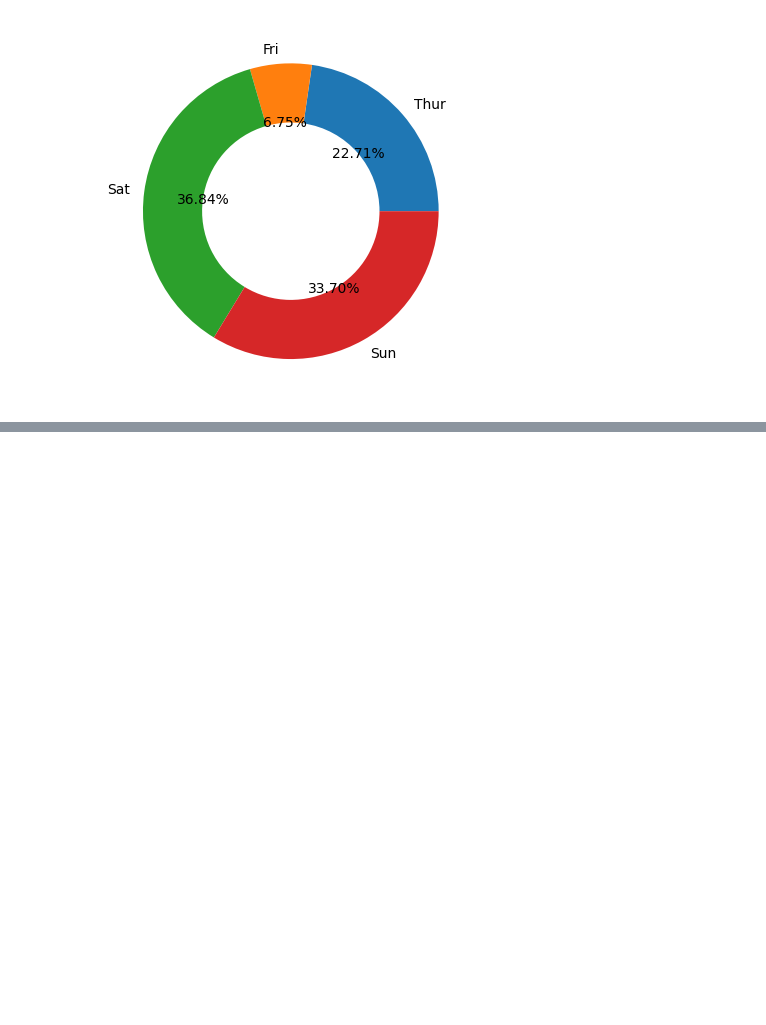
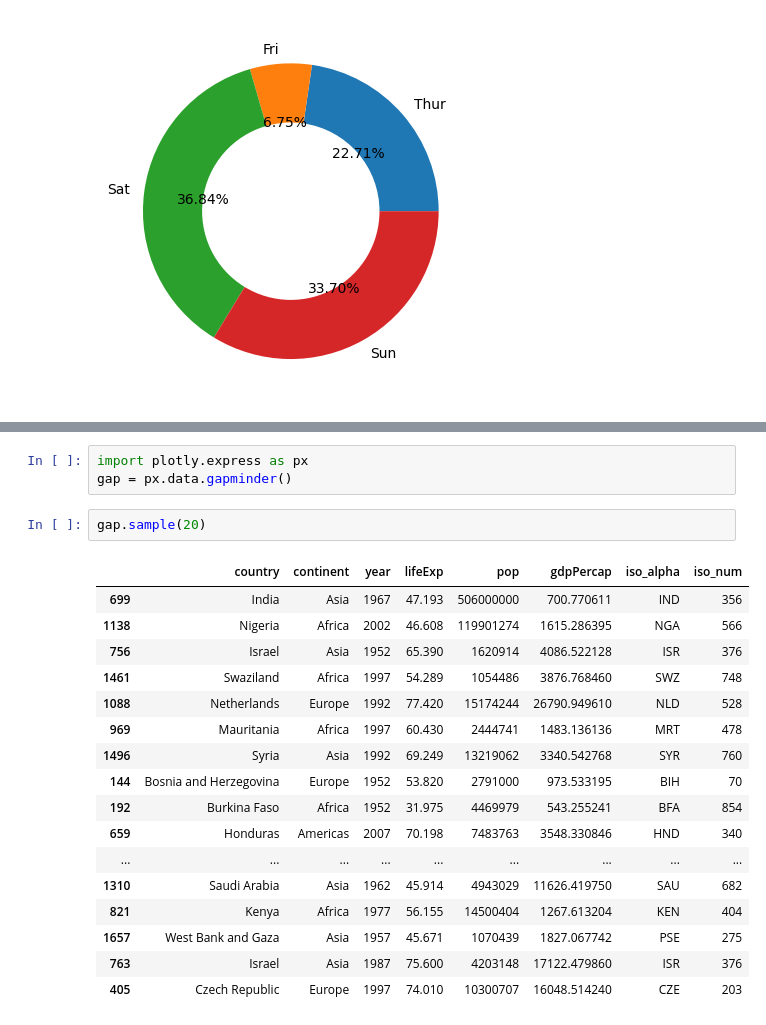
Before and after one commit to GoP4LJi/Data_visualisation, a Jupyter notebook: notebook/Matplotlib.ipynb, the cells around one changed output, grey strips where cells are left out. Saved outputs shown, nothing was run; the diff lists cells and outputs as text; blank space fills up the shorter version.

```diff
--- a/notebook/Matplotlib.ipynb
+++ b/notebook/Matplotlib.ipynb
@@ -354,0 +405,23 @@ plt.show()
+# %%
+import plotly.express as px
+gap = px.data.gapminder()
+# %%
+gap.sample(20)
+# %% [output]
+|  | country | continent | year | lifeExp | pop | gdpPercap | iso_alpha | iso_num |
+| 699 | India | Asia | 1967 | 47.193 | 506000000 | 700.770611 | IND | 356 |
+| 1138 | Nigeria | Africa | 2002 | 46.608 | 119901274 | 1615.286395 | NGA | 566 |
+| 756 | Israel | Asia | 1952 | 65.390 | 1620914 | 4086.522128 | ISR | 376 |
+| 1461 | Swaziland | Africa | 1997 | 54.289 | 1054486 | 3876.768460 | SWZ | 748 |
+| 1088 | Netherlands | Europe | 1992 | 77.420 | 15174244 | 26790.949610 | NLD | 528 |
+| 969 | Mauritania | Africa | 1997 | 60.430 | 2444741 | 1483.136136 | MRT | 478 |
+| 1496 | Syria | Asia | 1992 | 69.249 | 13219062 | 3340.542768 | SYR | 760 |
+| 144 | Bosnia and Herzegovina | Europe | 1952 | 53.820 | 2791000 | 973.533195 | BIH | 70 |
+| 192 | Burkina Faso | Africa | 1952 | 31.975 | 4469979 | 543.255241 | BFA | 854 |
+| 659 | Honduras | Americas | 2007 | 70.198 | 7483763 | 3548.330846 | HND | 340 |
+| ... | ... | ... | ... | ... | ... | ... | ... | ... |
+| 1310 | Saudi Arabia | Asia | 1962 | 45.914 | 4943029 | 11626.419750 | SAU | 682 |
+| 821 | Kenya | Africa | 1977 | 56.155 | 14500404 | 1267.613204 | KEN | 404 |
+| 1657 | West Bank and Gaza | Asia | 1957 | 45.671 | 1070439 | 1827.067742 | PSE | 275 |
+| 763 | Israel | Asia | 1987 | 75.600 | 4203148 | 17122.479860 | ISR | 376 |
+| 405 | Czech Republic | Europe | 1997 | 74.010 | 10300707 | 16048.514240 | CZE | 203 |
```
Also changed, not shown: parts of 14 cells of this notebook, 1 other file.
